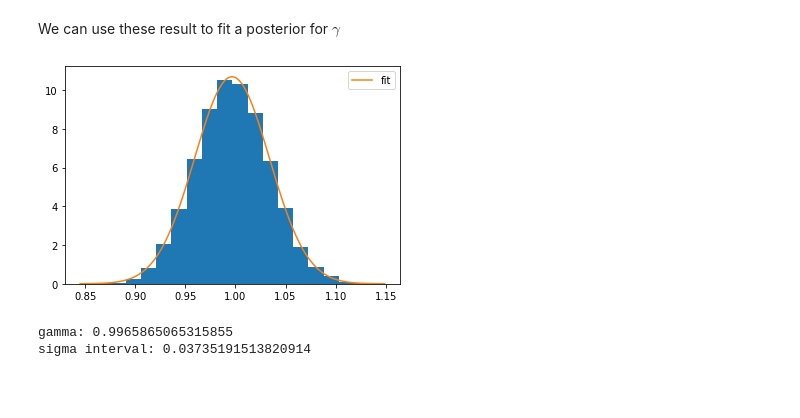
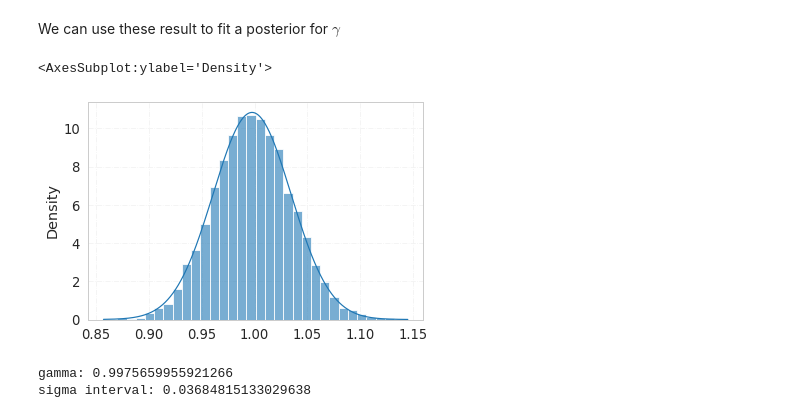
Before and after one commit to CosmoObs/legac_2022, a Jupyter notebook: Testing_Gravity_w_ERings&VelocityDispersion/notebook/Untitled.ipynb, the cells around one changed output. Saved outputs shown, nothing was run; the diff lists cells and outputs as text; code cells hidden in the pictures; blank space fills up the shorter version.

Commit message:
A few changes on the final fit for the posterior of gamma, it stil need work on aestetics and explanations

```diff
--- a/Testing_Gravity_w_ERings&VelocityDispersion/notebook/Untitled.ipynb
+++ b/Testing_Gravity_w_ERings&VelocityDispersion/notebook/Untitled.ipynb
@@ -330,4 +318,23 @@ We can use these result to fit a posterior for $\gamma$
 def gaussian(x, mean, amplitude, s0):
     return amplitude * np.exp( - (x - mean)**2 /2./s0**2)
 # %%
-from scipy.optimize import curve_fit
+gamma = flat_samples[:, 2]
+bins = 30
+g = sns.histplot(gamma, bins=bins, alpha = 0.6, stat = "density")
+
+
+ax = g.get_children()
+bin_height = []
+bin_center = []
+for i in range(bins):
+    bin_height.append(ax[i].get_height())
+    bin_center.append((ax[i].get_width()/2.0) + ax[i].get_x())
+
+#sns.scatterplot(x = bin_center, y = bin_height, color = "black")
+popt, pcov = curve_fit(gaussian, bin_center, bin_height, p0=[1., 0., 1.])
+
+x_interval_for_fit = np.linspace(g.get_xlim()[0], g.get_xlim()[1], 10000)
+sns.lineplot(x = x_interval_for_fit, y = gaussian(x_interval_for_fit, *popt))
+# %% [output]
+<AxesSubplot:ylabel='Density'>
+[figure, added]
@@ -336,17 +341,6 @@ g = flat_samples[:, 2]
-# %%
-bin_heights, bin_borders, _ = plt.hist(g, bins=20, density = True)
-bin_centers = bin_borders[:-1] + np.diff(bin_borders) / 2
-popt, pcov = curve_fit(gaussian, bin_centers, bin_heights, p0=[1., 0., 1.])
-
-x_interval_for_fit = np.linspace(bin_borders[0], bin_borders[-1], 10000)
-plt.plot(x_interval_for_fit, gaussian(x_interval_for_fit, *popt), label='fit')
-plt.legend()
-plt.show()
-# %% [output]
-[figure, removed]
-# %%
-print('gamma:',popt[0])
-print('sigma interval:',abs(popt[2]))
-# %% [output]
-gamma: 0.9965865065315855
-sigma interval: 0.03735191513820914
+# %%
+print('gamma:',popt[0])
+print('sigma interval:',abs(popt[2]))
+# %% [output]
+gamma: 0.9975659955921266
+sigma interval: 0.03684815133029638
```
Also changed, not shown: parts of 6 cells of this notebook.
